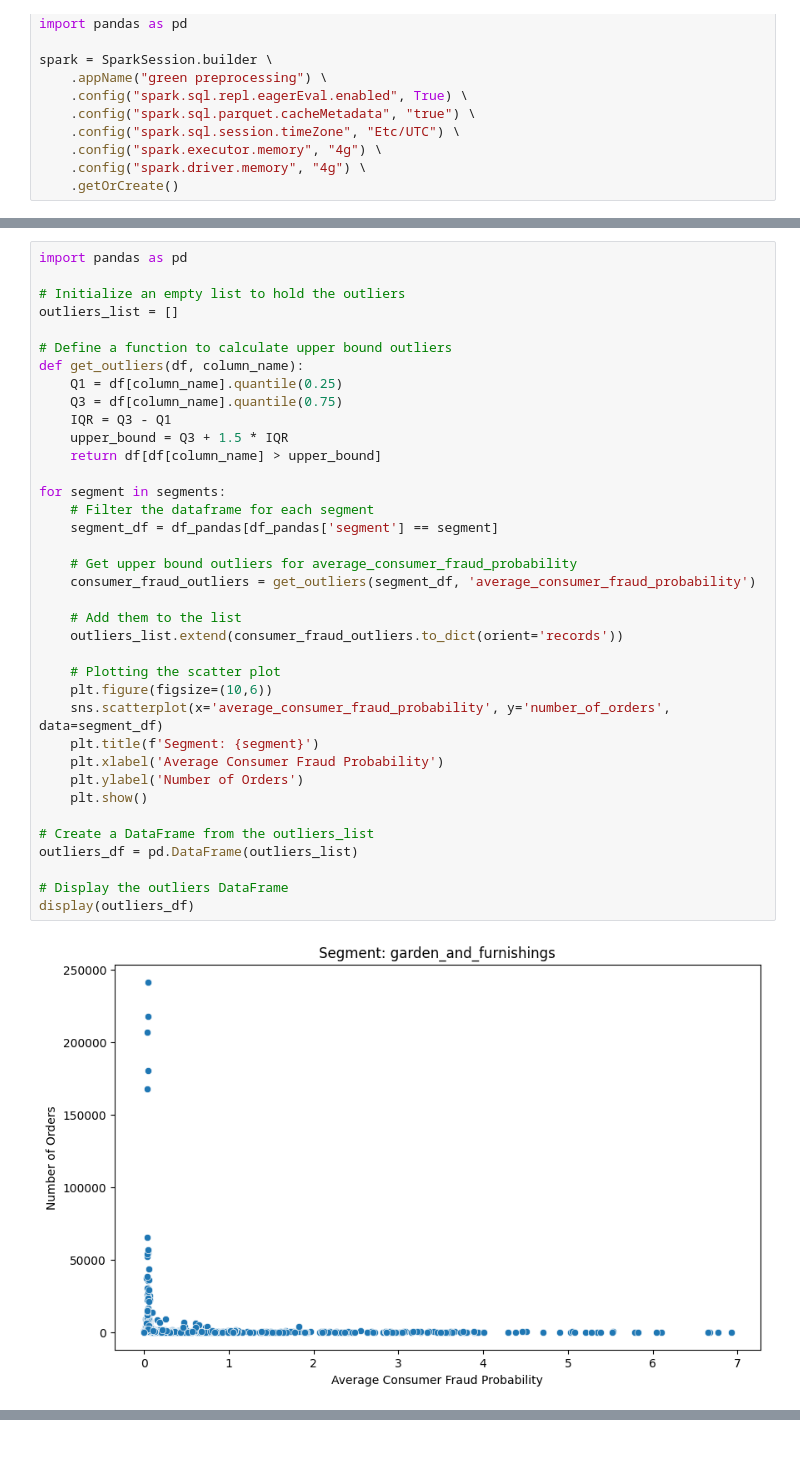
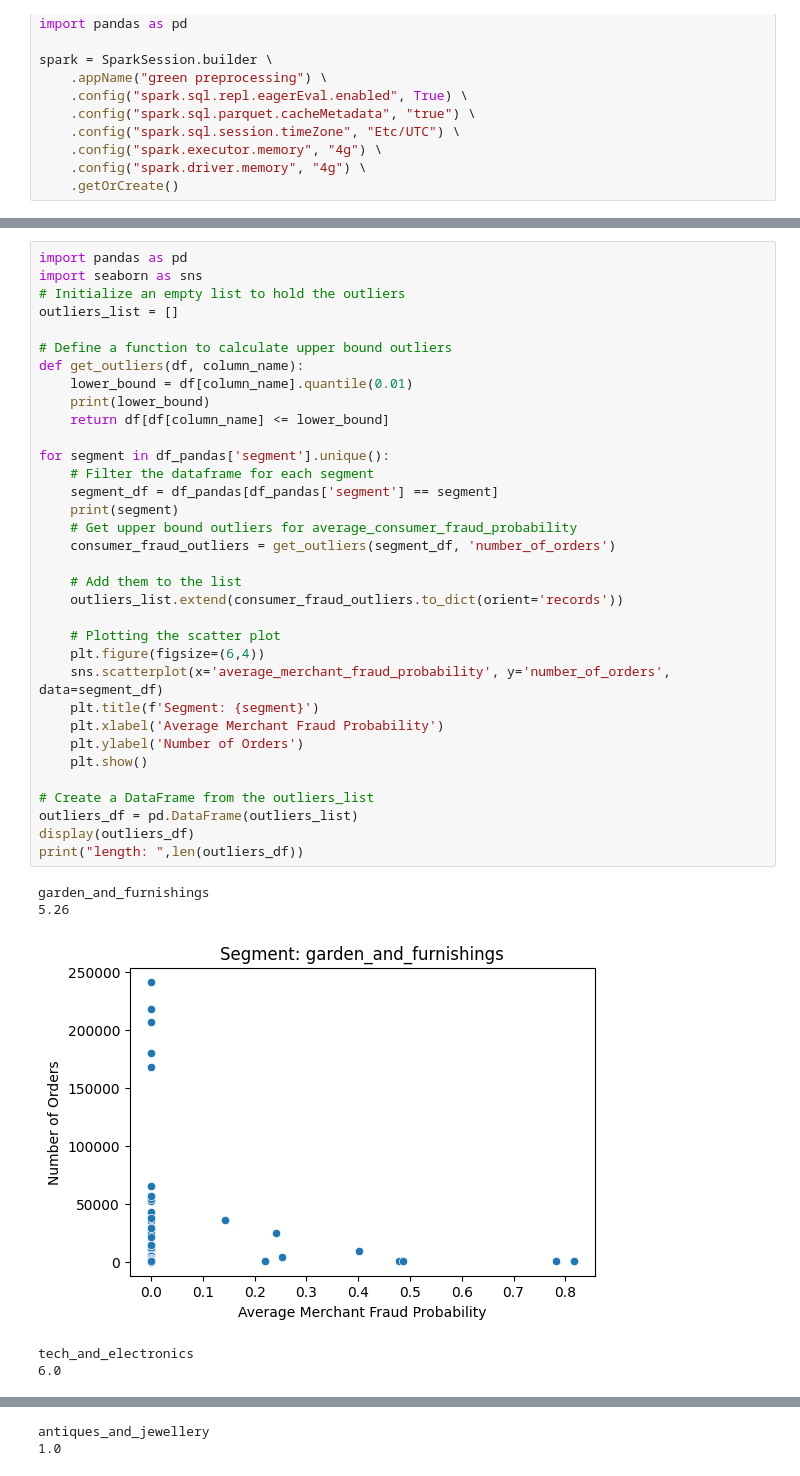
Before and after one commit to jameslafontaine/unimelb-mast30034-industry-project, a Jupyter notebook: notebooks/analysis/distribution_outlier/outlier_removal.ipynb, the cells around one changed output, grey strips where cells are left out. Saved outputs shown, nothing was run; the diff lists cells and outputs as text; blank space fills up the shorter version.

Commit message:
added outlier removal testing different types

```diff
--- a/notebooks/analysis/distribution_outlier/outlier_removal.ipynb
+++ b/notebooks/analysis/distribution_outlier/outlier_removal.ipynb
@@ -45,40 +43,41 @@ root
 length: 4026
 # %%
 import pandas as pd
-
+import seaborn as sns
 # Initialize an empty list to hold the outliers
 outliers_list = []
 
 # Define a function to calculate upper bound outliers
 def get_outliers(df, column_name):
-    Q1 = df[column_name].quantile(0.25)
-    Q3 = df[column_name].quantile(0.75)
-    IQR = Q3 - Q1
-    upper_bound = Q3 + 1.5 * IQR
-    return df[df[column_name] > upper_bound]
+    lower_bound = df[column_name].quantile(0.01)
+    print(lower_bound)
+    return df[df[column_name] <= lower_bound]
 
-for segment in segments:
+for segment in df_pandas['segment'].unique():
     # Filter the dataframe for each segment
     segment_df = df_pandas[df_pandas['segment'] == segment]
-
+    print(segment)
     # Get upper bound outliers for average_consumer_fraud_probability
-    consumer_fraud_outliers = get_outliers(segment_df, 'average_consumer_fraud_probability')
+    consumer_fraud_outliers = get_outliers(segment_df, 'number_of_orders')
 
     # Add them to the list
     outliers_list.extend(consumer_fraud_outliers.to_dict(orient='records'))
 
     # Plotting the scatter plot
-    plt.figure(figsize=(10,6))
-    sns.scatterplot(x='average_consumer_fraud_probability', y='number_of_orders', data=segment_df)
+    plt.figure(figsize=(6,4))
+    sns.scatterplot(x='average_merchant_fraud_probability', y='number_of_orders', data=segment_df)
     plt.title(f'Segment: {segment}')
-    plt.xlabel('Average Consumer Fraud Probability')
+    plt.xlabel('Average Merchant Fraud Probability')
     plt.ylabel('Number of Orders')
     plt.show()
 
 # Create a DataFrame from the outliers_list
 outliers_df = pd.DataFrame(outliers_list)
-
-# Display the outliers DataFrame
 display(outliers_df)
+print("length: ",len(outliers_df))
 # %% [output]
+garden_and_furnishings
+5.26
-[figure, old version]
+[figure, new version]
+tech_and_electronics
+6.0
@@ -85,0 +85,2 @@ display(outliers_df)
+antiques_and_jewellery
+1.0
```
Also changed, not shown: parts of 6 cells of this notebook, 1 other file.
